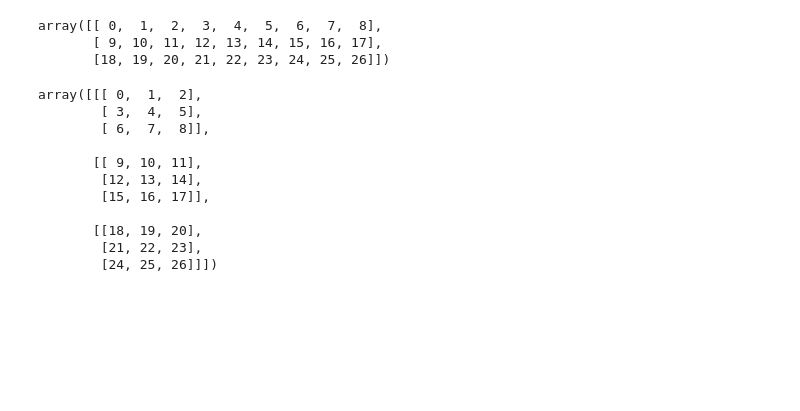
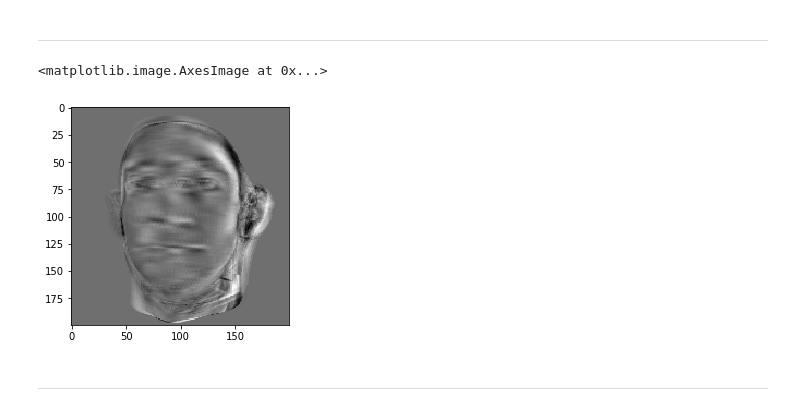
Before and after one commit to aalkhalil155/Kernalized-MICA, a Jupyter notebook: open_data.ipynb, the cells around one changed output. Drawn from its saved outputs; the diff is of its cells as text; code cells hidden in the pictures; blank space fills up the shorter version.

Commit message:
Mpca works, MICA still requires a good way to compute the unmixing matrix

```diff
--- a/open_data.ipynb
+++ b/open_data.ipynb
@@ -107,5 +26,0 @@ for i in range(n_components):
-# %%
-U = []
-for i in range(3):
-    u, s, v = np.linalg.svd(tl.base.unfold(images, i))
-    U.append(u)
@@ -118,3 +26,0 @@ tl.base.unfold(images, i).shape
-# %%
-T = np.arange(27).reshape(3,3,3)
-T
@@ -163,20 +27,32 @@ T3 = tl.tensor(T)
-# %%
-tl.base.unfold(T3, 0)
-# %% [output]
-array([[ 0,  1,  2,  3,  4,  5,  6,  7,  8],
-       [ 9, 10, 11, 12, 13, 14, 15, 16, 17],
-       [18, 19, 20, 21, 22, 23, 24, 25, 26]])
-# %%
-T3
-# %% [output]
-array([[[ 0,  1,  2],
-        [ 3,  4,  5],
-        [ 6,  7,  8]],
-
-       [[ 9, 10, 11],
-        [12, 13, 14],
-        [15, 16, 17]],
-
-       [[18, 19, 20],
-        [21, 22, 23],
-        [24, 25, 26]]])
+# %% [markdown]
+-----------------
+# %%
+def MPCA(T, n):
+    """ Perform MPCA on the tensor T on the first n dimension of the tensor
+        Returns (Z, U, U_T, S, V) where :
+            Z is the core tensor
+            U is the list of U matrices from the SVD
+            U is the list of U^T matrices from the SVD
+            S is the list of S matrices from the SVD
+            V is the list of V matrices from the SVD
+    """
+    U = []
+    U_T = []
+    V = []
+    S = []
+    for i in range(n):
+        u, s, v = np.linalg.svd(tl.base.unfold(T, i), full_matrices=False)
+        U.append(u)
+        U_T.append(u.T)
+        S.append(s)
+        V.append(v)
+    return (tl.tenalg.multi_mode_dot(images, U_T, np.arange(n)), U, U_T, S, V)
+# %%
+Z, U, U_T, S, V = MPCA(images, 3)
+# %%
+plt.imshow(Z[2,1,0], cmap="gray")
+# %% [output]
+<matplotlib.image.AxesImage at 0x...>
+[figure, added]
+# %% [markdown]
+---------------
```
Also changed, not shown: parts of 22 cells of this notebook.
